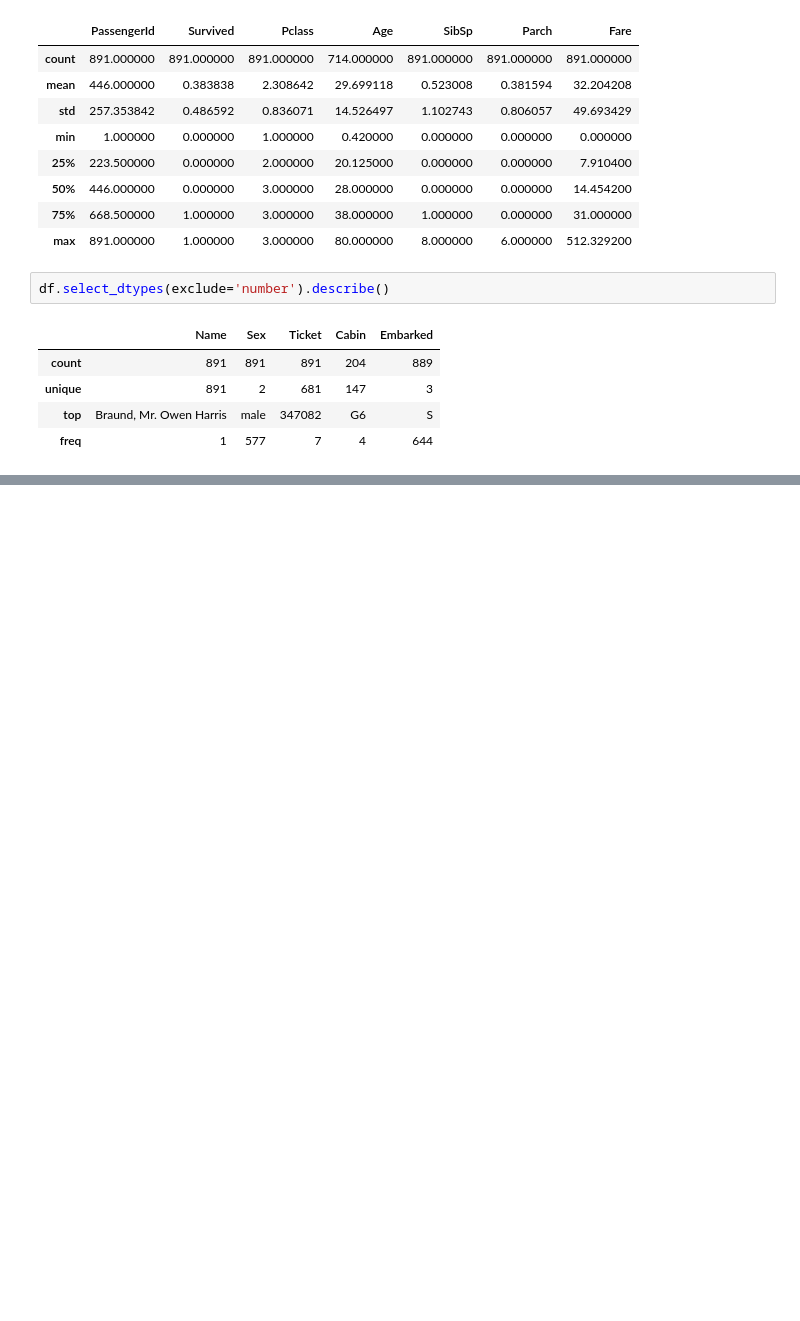
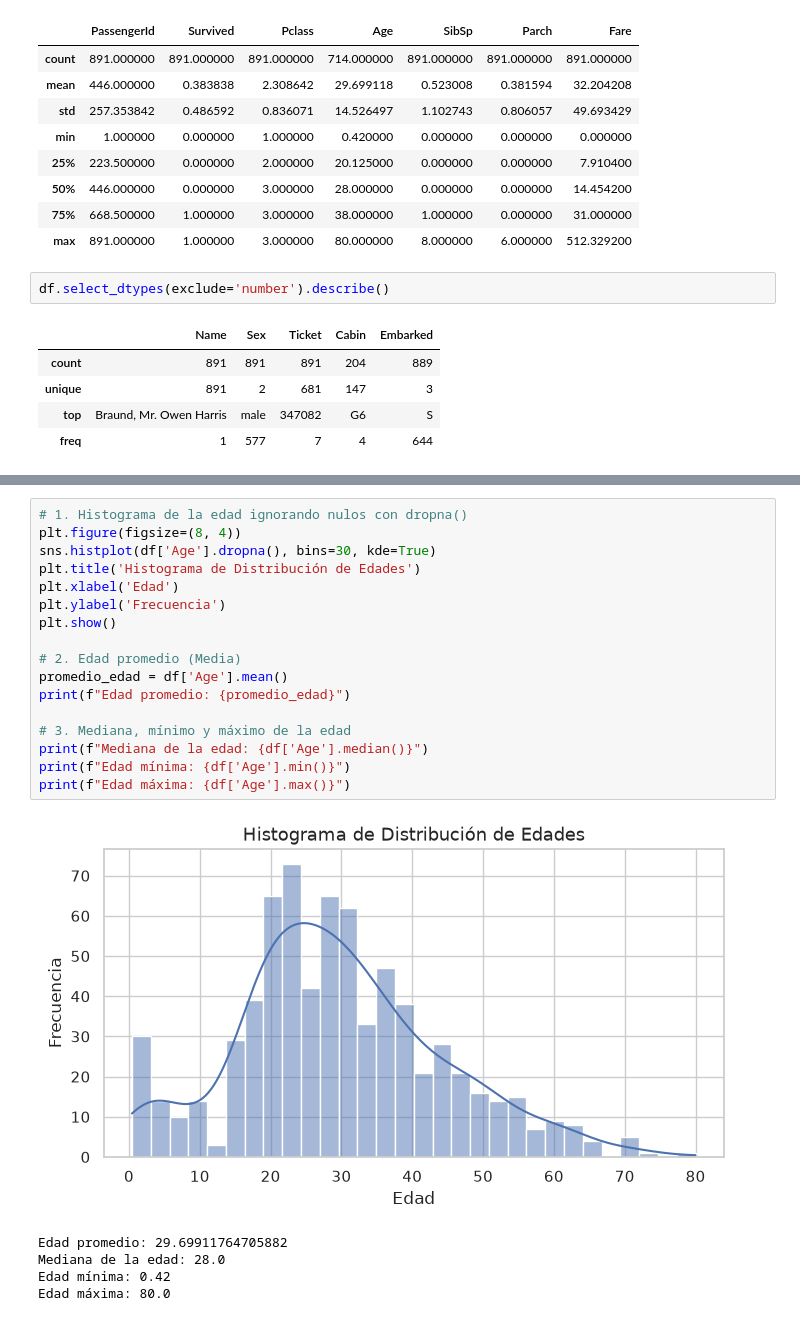
Before and after one commit to KeydyMi/proyecto_ciencia_de_datos, a Jupyter notebook: notebooks/02_exploracion.ipynb, the cells around one changed output, grey strips where cells are left out. Drawn from its saved outputs; the diff is of its cells as text; blank space fills up the shorter version.

```diff
--- a/notebooks/02_exploracion.ipynb
+++ b/notebooks/02_exploracion.ipynb
@@ -88,0 +115,23 @@ df.select_dtypes(exclude='number').describe()
+# %%
+# 1. Histograma de la edad ignorando nulos con dropna()
+plt.figure(figsize=(8, 4))
+sns.histplot(df['Age'].dropna(), bins=30, kde=True)
+plt.title('Histograma de Distribución de Edades')
+plt.xlabel('Edad')
+plt.ylabel('Frecuencia')
+plt.show()
+
+# 2. Edad promedio (Media)
+promedio_edad = df['Age'].mean()
+print(f"Edad promedio: {promedio_edad}")
+
+# 3. Mediana, mínimo y máximo de la edad
+print(f"Mediana de la edad: {df['Age'].median()}")
+print(f"Edad mínima: {df['Age'].min()}")
+print(f"Edad máxima: {df['Age'].max()}")
+# %% [output]
+[figure, added]
+Edad promedio: 29.69911764705882
+Mediana de la edad: 28.0
+Edad mínima: 0.42
+Edad máxima: 80.0
```
Also changed, not shown: parts of 1 cell of this notebook, 1 other file.
